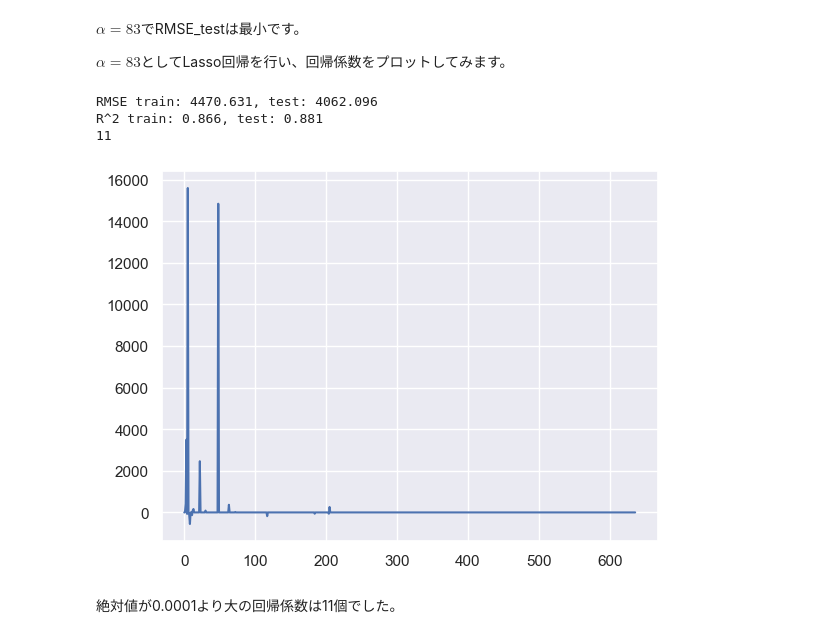
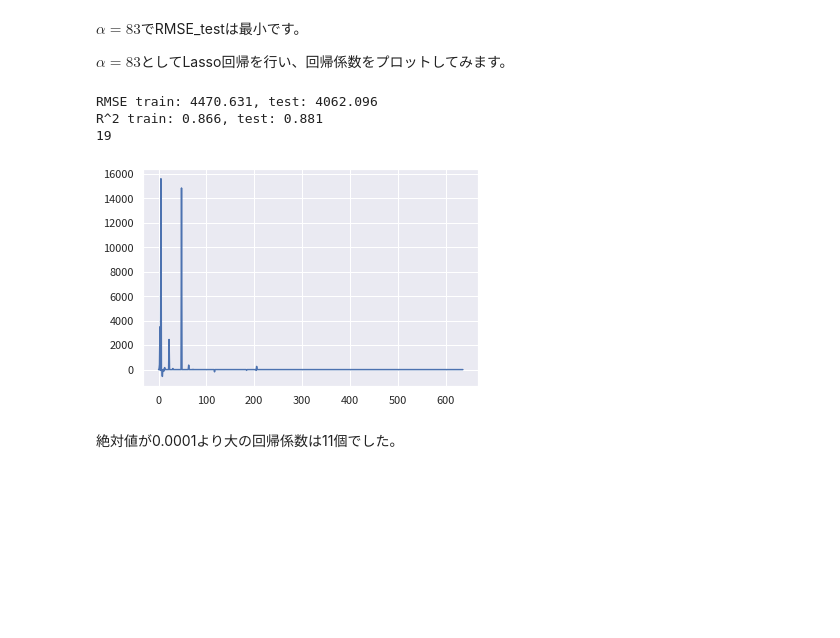
Before and after one commit to LABO-M/Autograding, a Jupyter notebook: .model/7231000021-10/機械学習と回帰モデル.ipynb, the cells around one changed output. Drawn from its saved outputs; the diff is of its cells as text; code cells hidden in the pictures; blank space fills up the shorter version.

```diff
--- a/.model/7231000021-10/機械学習と回帰モデル.ipynb
+++ b/.model/7231000021-10/機械学習と回帰モデル.ipynb
@@ -1678,6 +1698,6 @@ lasso.coef_に入っている回帰係数データを用いて、絶対値が0.0
 # %%
 #問題15
 #lasso.coef_に入っている回帰係数データを用いて、絶対値が0.0001以上のものの個数をカウント
-gt0001=np.sum(lasso.coef_>0.0001)
+gt0001=np.sum(np.abs(lasso.coef_)>0.0001)
 print(gt0001)
 # %% [output]
@@ -1723,7 +1743,7 @@ for alpha in alphas:
   RMSE_test=np.sqrt(mean_squared_error(y_test, y_pred))
   RMSE_train_alpha.append(RMSE_train)
   RMSE_test_alpha.append(RMSE_test)
-  gt0001=np.sum(lasso.coef_>0.0001)
+  gt0001=np.sum(np.abs(lasso.coef_)>0.0001)
   gt0001_alpha.append(gt0001)
 
 #gt0001_alphaの最小値を表示
@@ -1775,27 +1795,27 @@ $\alpha=83$としてLasso回帰を行い、回帰係数をプロットしてみ
 # %%
 # LassoRegressionのインスタンスlassoを生成とフィット
 lasso = Lasso(alpha=83.0)
 lasso.fit(X_train, y_train)
 #あてはめ値、予測値を計算
 y_fit = lasso.predict(X_train)
 y_pred = lasso.predict(X_test)
 #訓練データとテストデータで決定係数とRMSEを計算
 RMSE_train=np.sqrt(mean_squared_error(y_train, y_fit))
 RMSE_test=np.sqrt(mean_squared_error(y_test, y_pred))
 Rsq_train=r2_score(y_train, y_fit)
 Rsq_test=r2_score(y_test, y_pred)
 print('RMSE train: %.3f, test: %.3f' % (RMSE_train,RMSE_test))
 print('R^2 train: %.3f, test: %.3f' % (Rsq_train,Rsq_test))
-gt0001=np.sum(lasso.coef_>0.0001)
+gt0001=np.sum(np.abs(lasso.coef_)>0.0001)
 print(gt0001)
 #回帰係数をプロット
 plt.plot(lasso.coef_)
 plt.show()
 # %% [output]
 RMSE train: 4470.631, test: 4062.096
 R^2 train: 0.866, test: 0.881
-11
+19
-[figure, old version]
+[figure, new version]
 # %% [markdown]
 絶対値が0.0001より大の回帰係数は11個でした。
 # %% [markdown]
```
Also changed, not shown: parts of 18 cells of this notebook.
